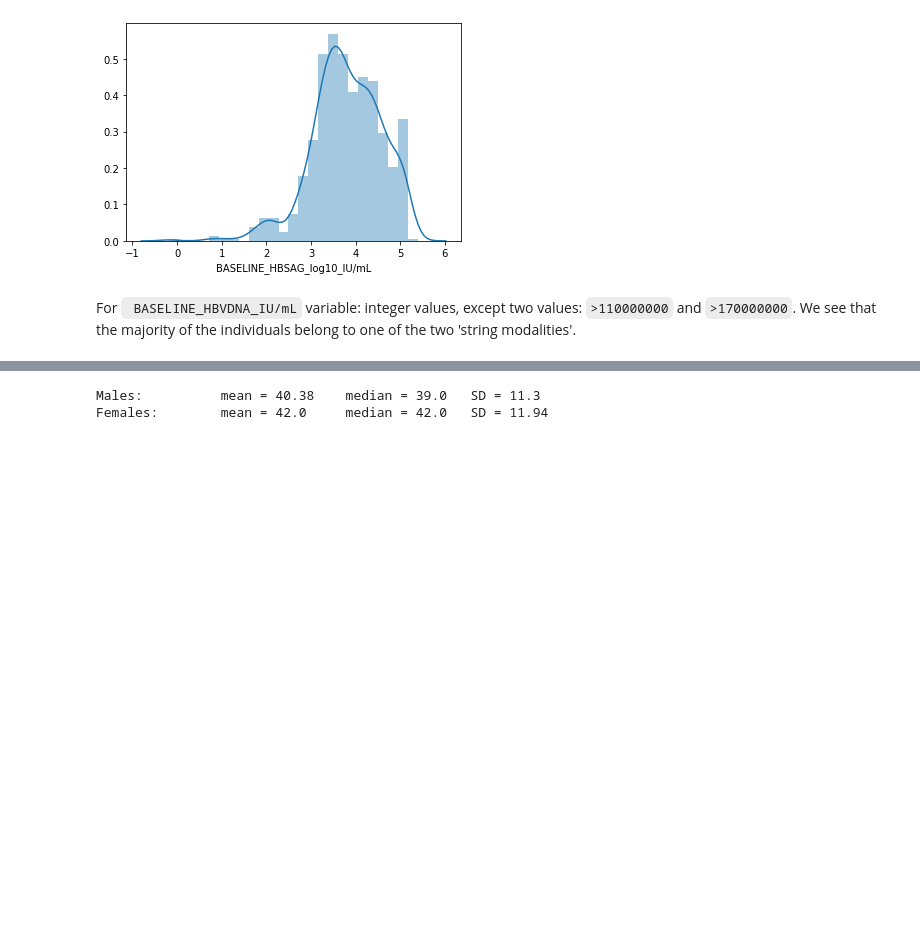
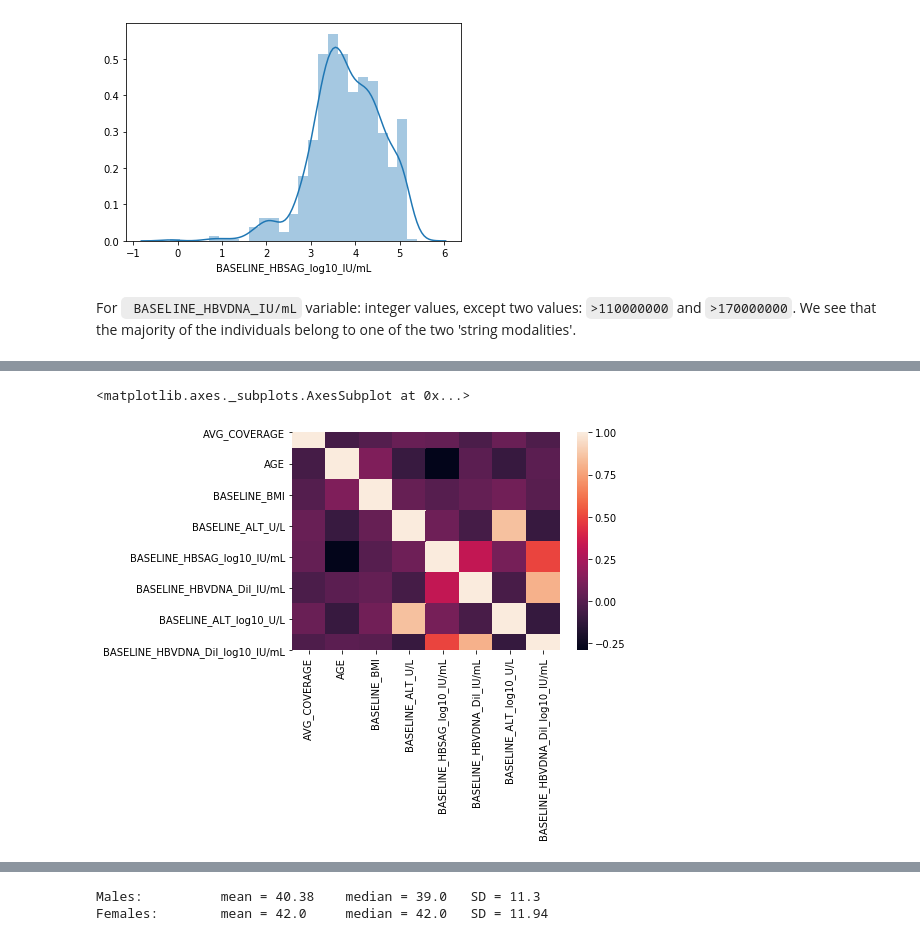
Before and after one commit to matthiaszeller/HBV, a Jupyter notebook: Clinical data.ipynb, the cells around one changed output, grey strips where cells are left out. Drawn from its saved outputs; the diff is of its cells as text; code cells hidden in the pictures; blank space fills up the shorter version.

```diff
--- a/Clinical data.ipynb
+++ b/Clinical data.ipynb
@@ -78,6 +80,8 @@ dtypes: float64(5), int64(3), object(13)
 memory usage: 119.1+ KB
 # %% [markdown]
 # Process variables
+# %%
+ids = ['USUBJID', 'IGM_ID', 'STUDYID', 'SUBJID', 'gilead_id', 'Screening ID']
 # %% [markdown]
 ## Change data type
 
@@ -239,0 +244,5 @@ sns.distplot(df['BASELINE_HBVDNA_Dil_IU/mL'].dropna());
+# %%
+sns.heatmap(df.drop(ids, axis=1).corr())
+# %% [output]
+<matplotlib.axes._subplots.AxesSubplot at 0x...>
+[figure, added]
```
Also changed, not shown: parts of 19 cells of this notebook, 1 other file.
